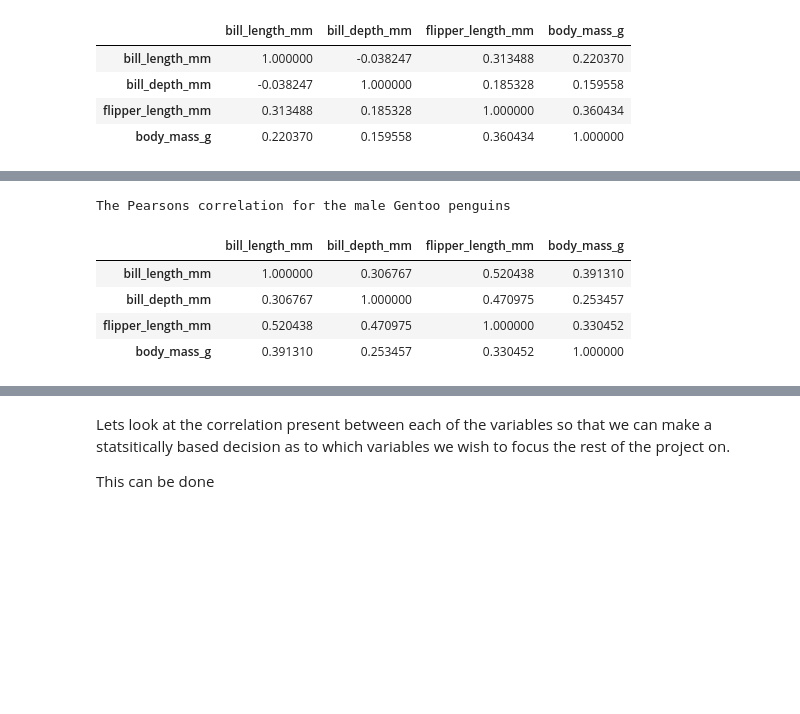
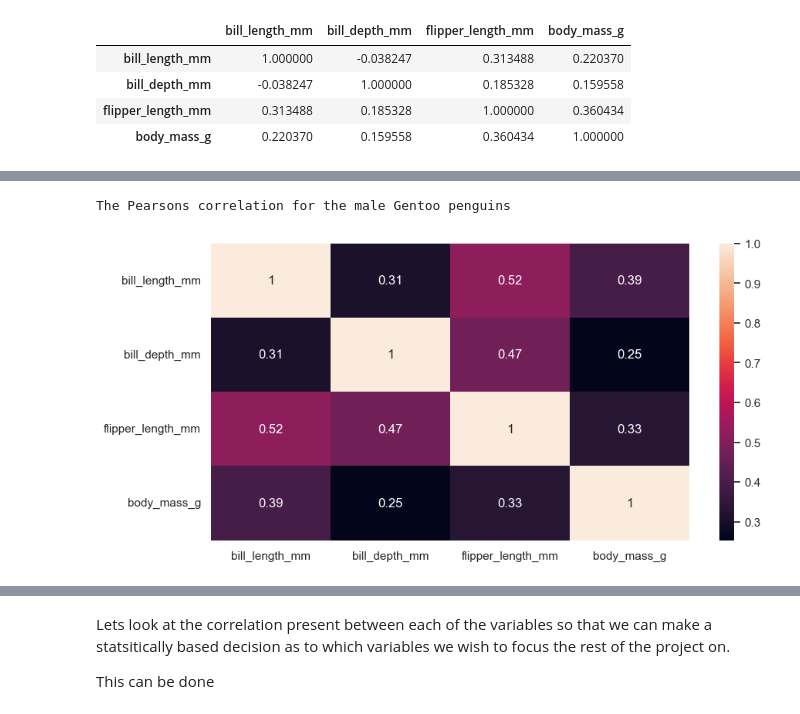
Before and after one commit to Laura6826/PofDA-mywork, a Jupyter notebook: penguins.ipynb, the cells around one changed output, grey strips where cells are left out. Cells and saved outputs as stored; diff of their text form; code cells hidden in the pictures; blank space fills up the shorter version.

```diff
--- a/penguins.ipynb
+++ b/penguins.ipynb
@@ -377,18 +376,18 @@ The Pearsons correlation for the female Adelie penguins
 # %%
 # Now the Gentoo species- Male Gentoo
 gentoo_df=df[df['species'] == 'Gentoo']
 male_gentoo_df = gentoo_df[gentoo_df['sex'] == 'MALE']
 male_gentoo_df.drop(['species', 'island','sex'],axis=1, inplace=True)
 
 print ('The Pearsons correlation for the male Gentoo penguins')
 male_gentoo_df.corr()
+plt.figure(figsize=(10,5))
+sns.set_theme(style="white")
+corr_mg = male_gentoo_df.corr()
+heatmap = sns.heatmap(corr_mg, annot=True)
 # %% [output]
 The Pearsons correlation for the male Gentoo penguins
-|  | bill_length_mm | bill_depth_mm | flipper_length_mm | body_mass_g |
-| bill_length_mm | 1.000000 | 0.306767 | 0.520438 | 0.391310 |
-| bill_depth_mm | 0.306767 | 1.000000 | 0.470975 | 0.253457 |
-| flipper_length_mm | 0.520438 | 0.470975 | 1.000000 | 0.330452 |
-| body_mass_g | 0.391310 | 0.253457 | 0.330452 | 1.000000 |
+[figure, added]
 # %%
 # Female Gentoo
 female_gentoo_df = gentoo_df[gentoo_df['sex'] == 'FEMALE']
```
Also changed, not shown: parts of 5 cells of this notebook.
